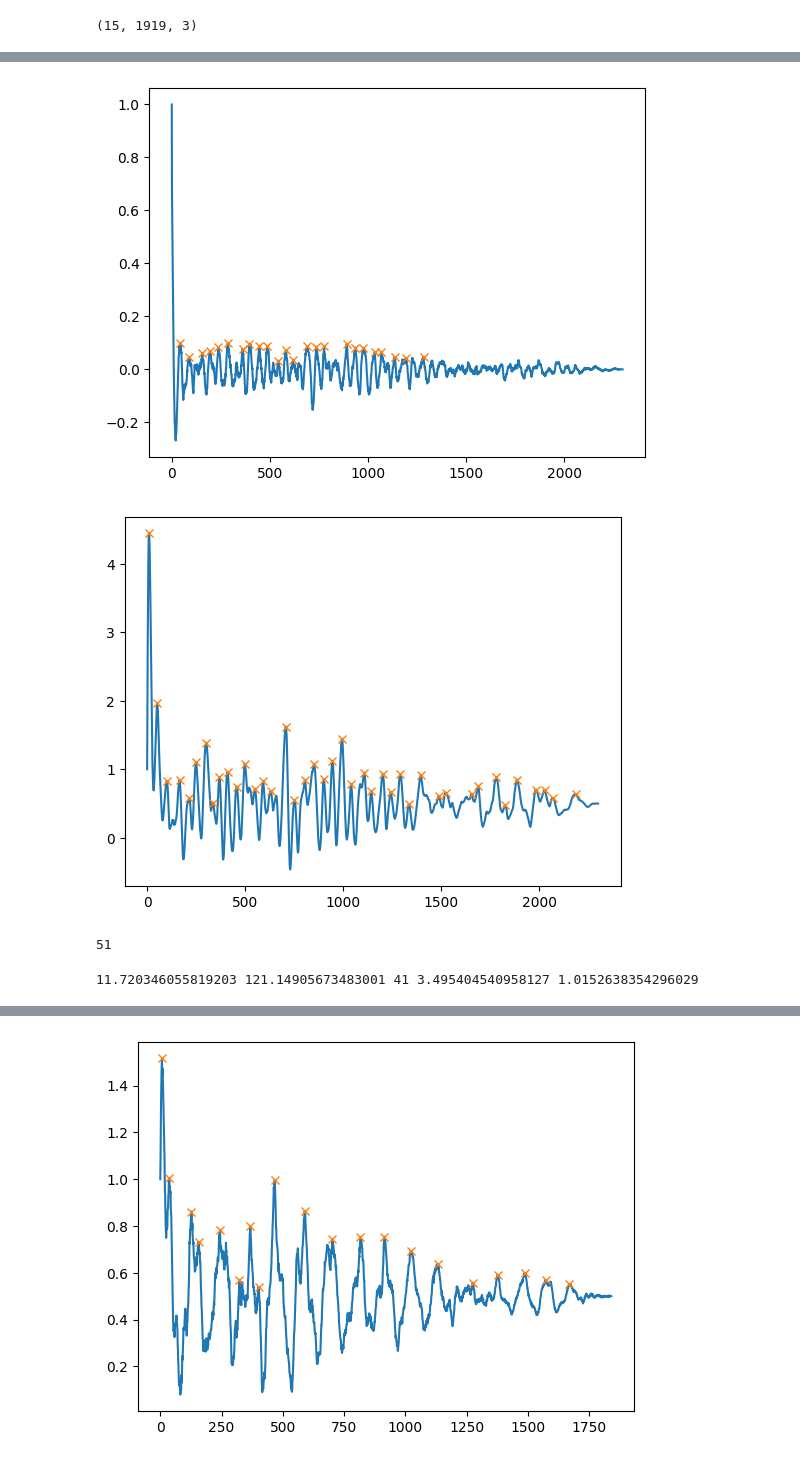
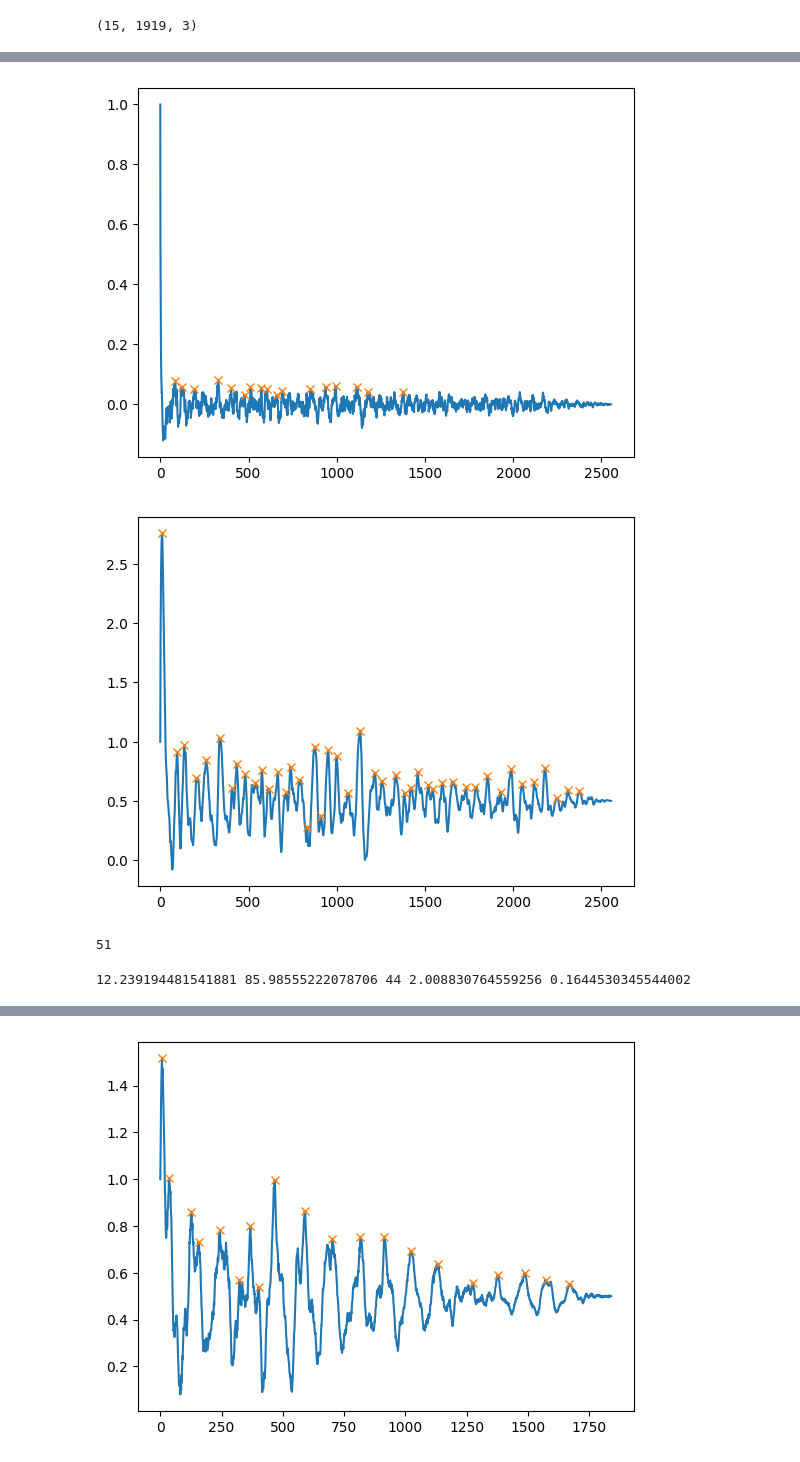
Before and after one commit to tBenBaker/MovementClassifier, a Jupyter notebook: DanceProj1/notebooks/scratch_autocorr_explore.ipynb, the cells around one changed output, grey strips where cells are left out. Cells and saved outputs as stored; diff of their text form; code cells hidden in the pictures.

```diff
--- a/DanceProj1/notebooks/scratch_autocorr_explore.ipynb
+++ b/DanceProj1/notebooks/scratch_autocorr_explore.ipynb
@@ -31,7 +35,7 @@ housedata[0].shape
 # %% [output]
 (15, 1919, 3)
 # %%
-popdata = pd.DataFrame(dataFM['Pop'], columns=['pose', 'id'])
-popdata = popdata['pose']
-popdata[0].shape
+bjazzdataid = pd.DataFrame(dataBM['Ballet Jazz'], columns=['pose', 'id'])
+bjazzdata = bjazzdataid['pose']
+bjazzdata[0].shape
 # %% [output]
@@ -43,11 +191,11 @@ breakdata[0][14].T[1].shape
 # %%
-breakvel0 = np.diff(breakdata[5][0].T[0])
+breakvel0 = np.diff(breakdata[4][8].T[0])
 print(breakvel0.shape)
 breakacc0 = np.diff(breakvel0)
 print(breakacc0.shape)
-housevel0 = np.diff(housedata[5][0].T[0])
+housevel0 = np.diff(housedata[4][8].T[0])
 houseacc0 = np.diff(housevel0)
 print(housevel0.shape)
-popvel0 = np.diff(popdata[5][0].T[0])
+popvel0 = np.diff(popdata[4][8].T[0])
 popacc0 = np.diff(popvel0)
 # %% [output]
@@ -108,18 +286,18 @@ plt.plot(x)
 plt.plot(peaks, x[peaks], "x")
 plt.show()
 # %% [output]
-[figure, old version]
+[figure, new version]
 # %%
 #positive integral of autocorrelation coefficients
 posint = np.cumsum(x)
 #plot positive integral of autocorrelation coefficients
 plt.plot(posint)
 
-ppeaks, _ = find_peaks(posint, prominence=.08, distance=30) #
+ppeaks, _ = find_peaks(posint, prominence=.08, distance=15) #
 plt.plot(ppeaks, posint[ppeaks], "x")
 plt.show()
 # %% [output]
-[figure, old version]
+[figure, new version]
 # %%
 ppeaks[1]
 # %% [output]
@@ -132,7 +310,7 @@ onehit = (posint[ppeaks[0]] - posint[ppeaks].mean())
 twohit = (posint[ppeaks[1]] - posint[ppeaks].mean())
 print(spacing, x.std()*len(x), len(ppeaks), onehit, twohit)
 # %% [output]
-11.720346055819203 121.14905673483001 41 3.495404540958127 1.0152638354296029
+12.239194481541881 85.98555222078706 44 2.008830764559256 0.1644530345544002
 # %%
 #find and plot autocorrelation of housedata[0][13]
 x = np.correlate(houseacc0, houseacc0, mode='full')
```
Also changed, not shown: parts of 33 cells of this notebook, 20 other files.
